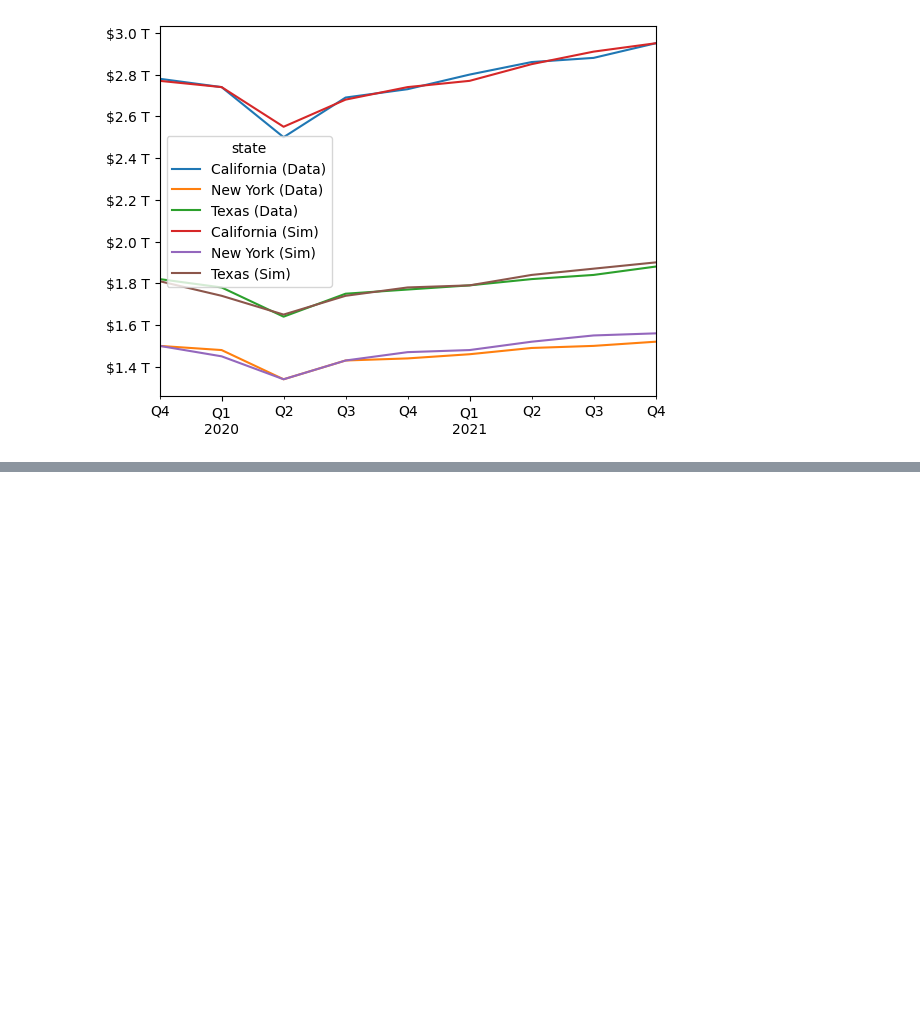
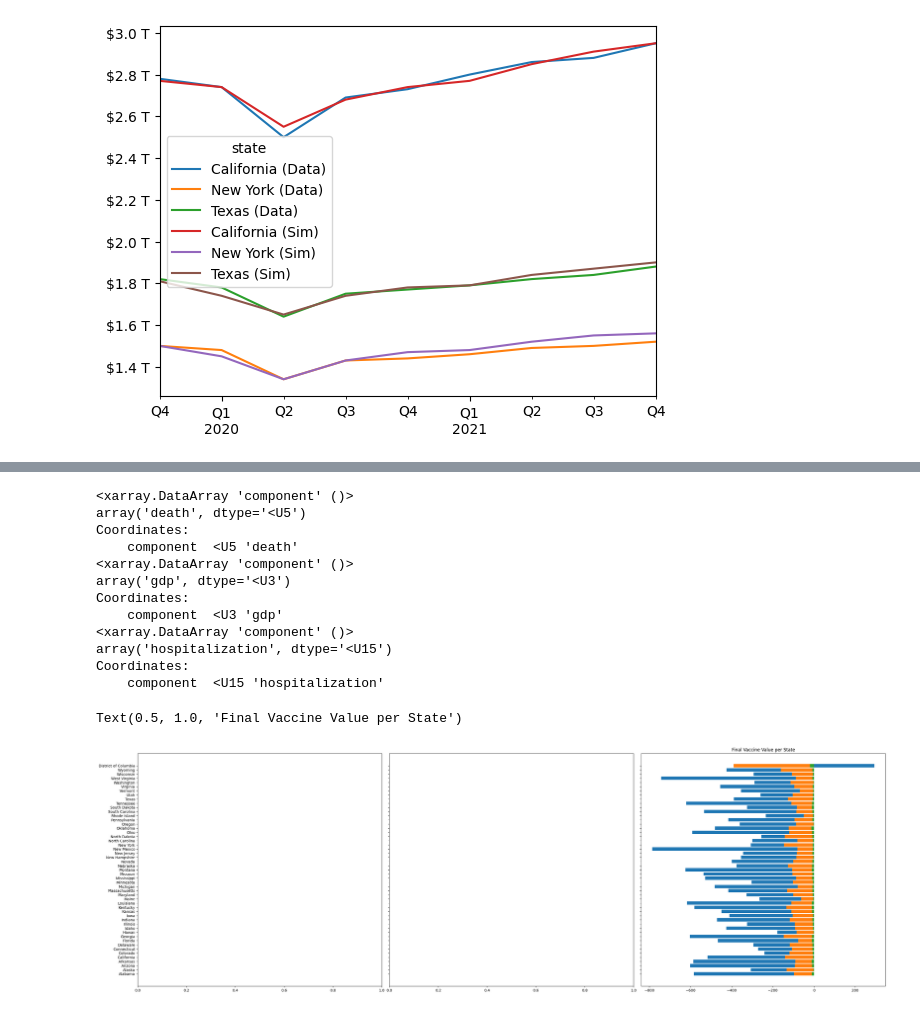
Before and after one commit to hyunjimoon/VaccineMisinf, a Jupyter notebook: V79/vac_cost_eff.ipynb, the cells around one changed output, grey strips where cells are left out. Cells and saved outputs as stored; diff of their text form; code cells hidden in the pictures; blank space fills up the shorter version.

```diff
--- a/V79/vac_cost_eff.ipynb
+++ b/V79/vac_cost_eff.ipynb
@@ -437,5 +444,0 @@ fig.show()
-# %%
-import us
-df=data["VV_sv"].to_dataframe().reset_index()
-df.replace({"space": us.states.mapping("name", "abbr")}, inplace=True)
-df
@@ -476,0 +586,29 @@ px.pie(round(df2_marg/sum(df2_marg["VV_cv"]),4), values="VV_cv").show()
+# %%
+fig, axes = plt.subplots(1,3, sharey=True, figsize = (30,20))
+for index, component in enumerate(df["component"]):
+    print(component)
+    axes[index]=plt.barh(
+        df["space"],
+        df["VV_1_pcstv"].loc[
+            {"value": "marginal", "params": "baseline", "time": df["time"][-1], "component": component}
+        ].values
+    )
+    axes[index].set_label(component)
+fig.tight_layout(pad=0.5)
+fig.set_figheight(9)
+plt.title("Final Vaccine Value per State")
+# %% [output]
+<xarray.DataArray 'component' ()>
+array('death', dtype='<U5')
+Coordinates:
+    component  <U5 'death'
+<xarray.DataArray 'component' ()>
+array('gdp', dtype='<U3')
+Coordinates:
+    component  <U3 'gdp'
+<xarray.DataArray 'component' ()>
+array('hospitalization', dtype='<U15')
+Coordinates:
+    component  <U15 'hospitalization'
+Text(0.5, 1.0, 'Final Vaccine Value per State')
+[figure, added]
```
Also changed, not shown: parts of 31 cells of this notebook.
